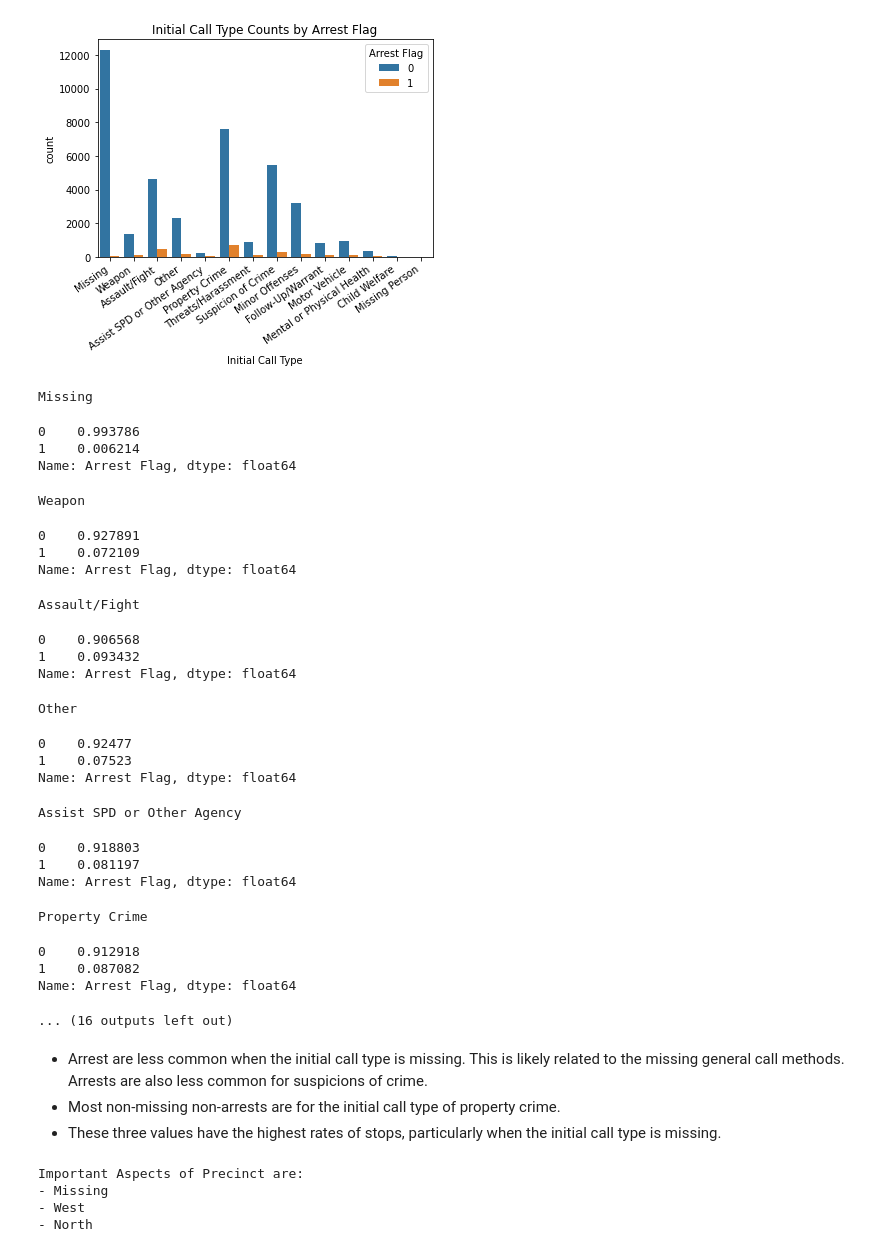
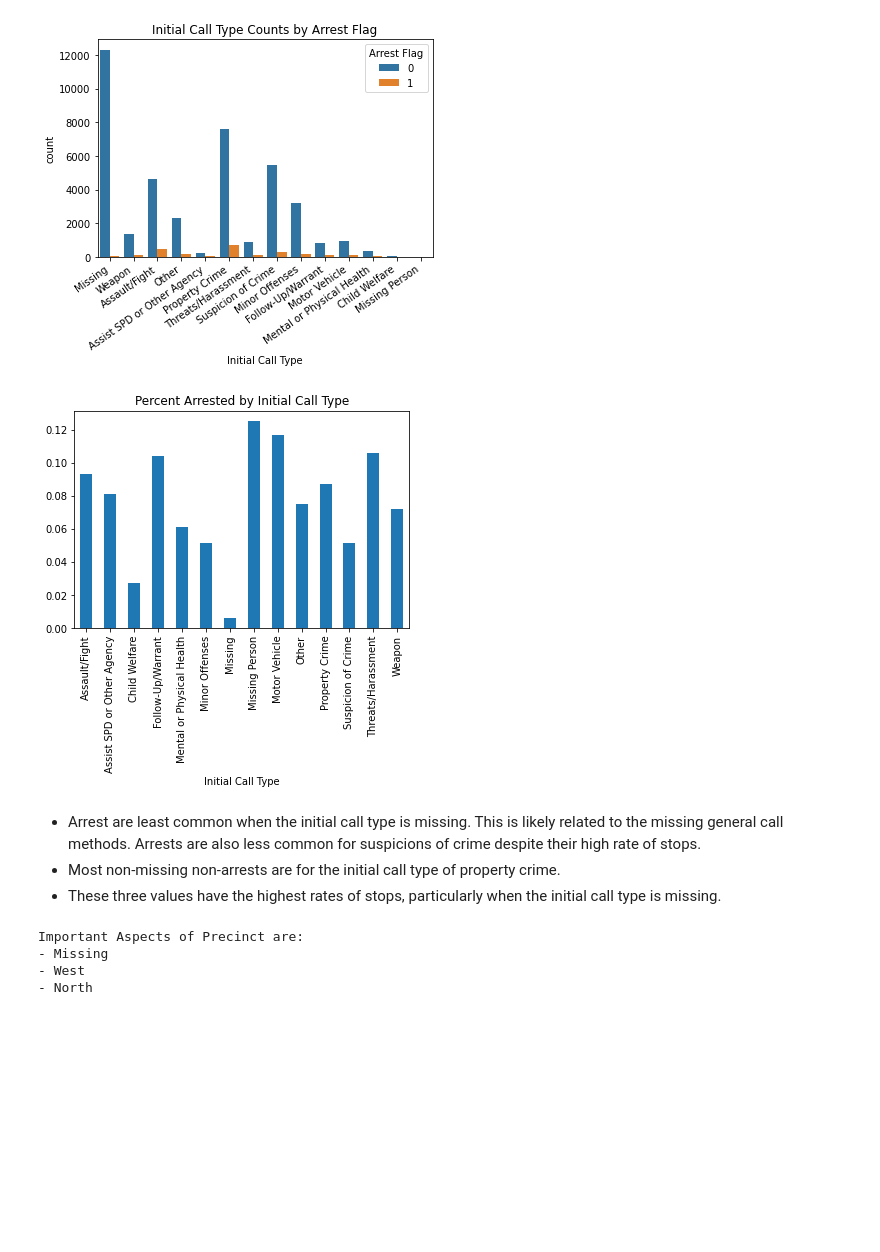
Before and after one commit to charlottebasch/Variables-Affecting-Terry-Stops, a Jupyter notebook: student.ipynb, the cells around one changed output. Saved outputs shown, nothing was run; the diff lists cells and outputs as text; code cells hidden in the pictures; blank space fills up the shorter version.

```diff
--- a/student.ipynb
+++ b/student.ipynb
@@ -1211,35 +1157,11 @@ Important Aspects of Initial Call Type are:
 - Property Crime
 [figure]
 # %%
-check_value_counts(feats[3])
+check_percentage(feats[3])
 # %% [output]
-Missing
-0    0.993786
-1    0.006214
-Name: Arrest Flag, dtype: float64
-Weapon
-0    0.927891
-1    0.072109
-Name: Arrest Flag, dtype: float64
-Assault/Fight
-0    0.906568
-1    0.093432
-Name: Arrest Flag, dtype: float64
-Other
-0    0.92477
-1    0.07523
-Name: Arrest Flag, dtype: float64
-Assist SPD or Other Agency
-0    0.918803
-1    0.081197
-Name: Arrest Flag, dtype: float64
-Property Crime
-0    0.912918
-1    0.087082
-Name: Arrest Flag, dtype: float64
-... (16 outputs left out)
+[figure, added]
 # %% [markdown]
-- Arrest are less common when the initial call type is missing. This is likely related to the missing general call methods. Arrests are also less common for suspicions of crime.
+- Arrest are least common when the initial call type is missing. This is likely related to the missing general call methods. Arrests are also less common for suspicions of crime despite their high rate of stops.
 - Most non-missing non-arrests are for the initial call type of property crime.
 - These three values have the highest rates of stops, particularly when the initial call type is missing.
 # %%
```
Also changed, not shown: parts of 18 cells of this notebook.
